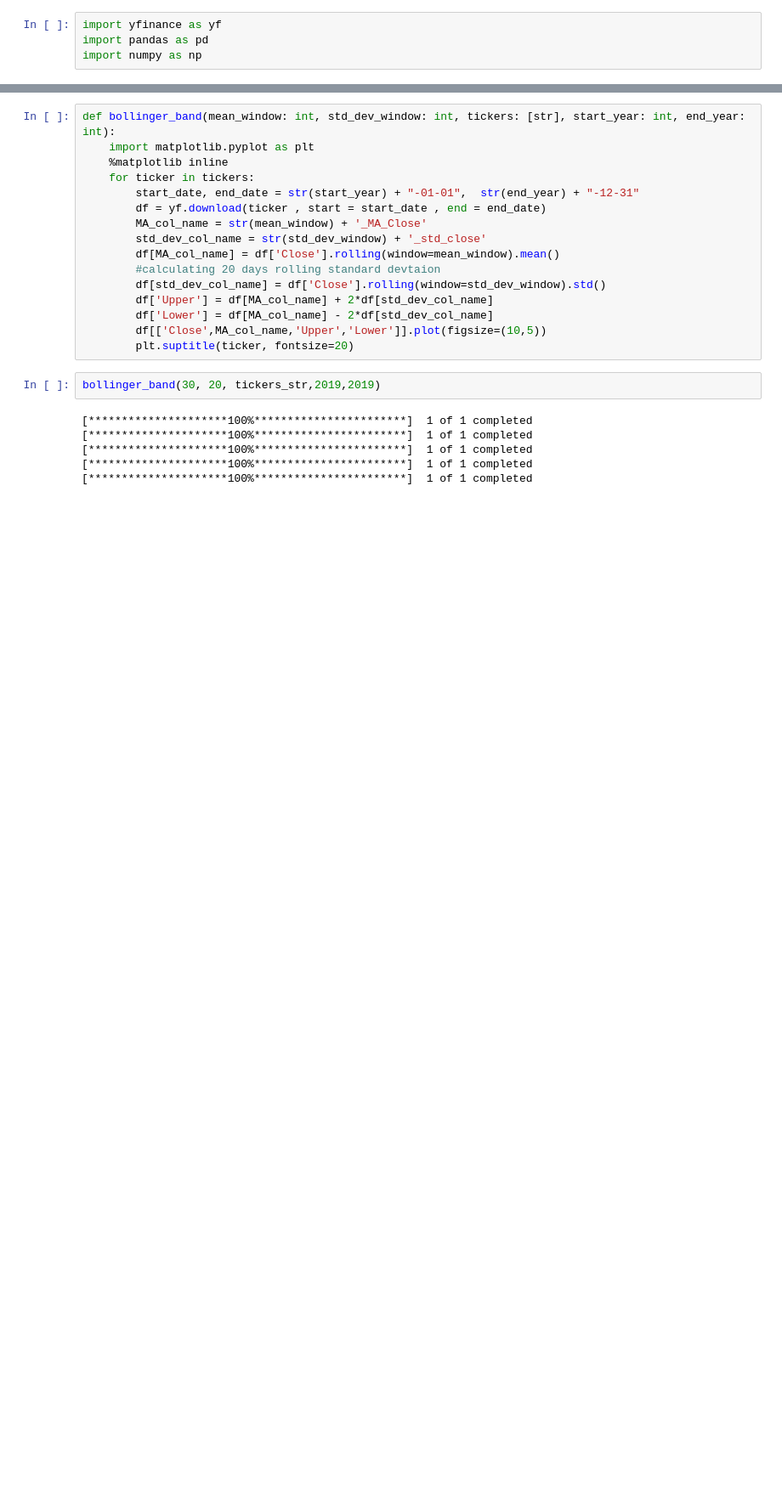
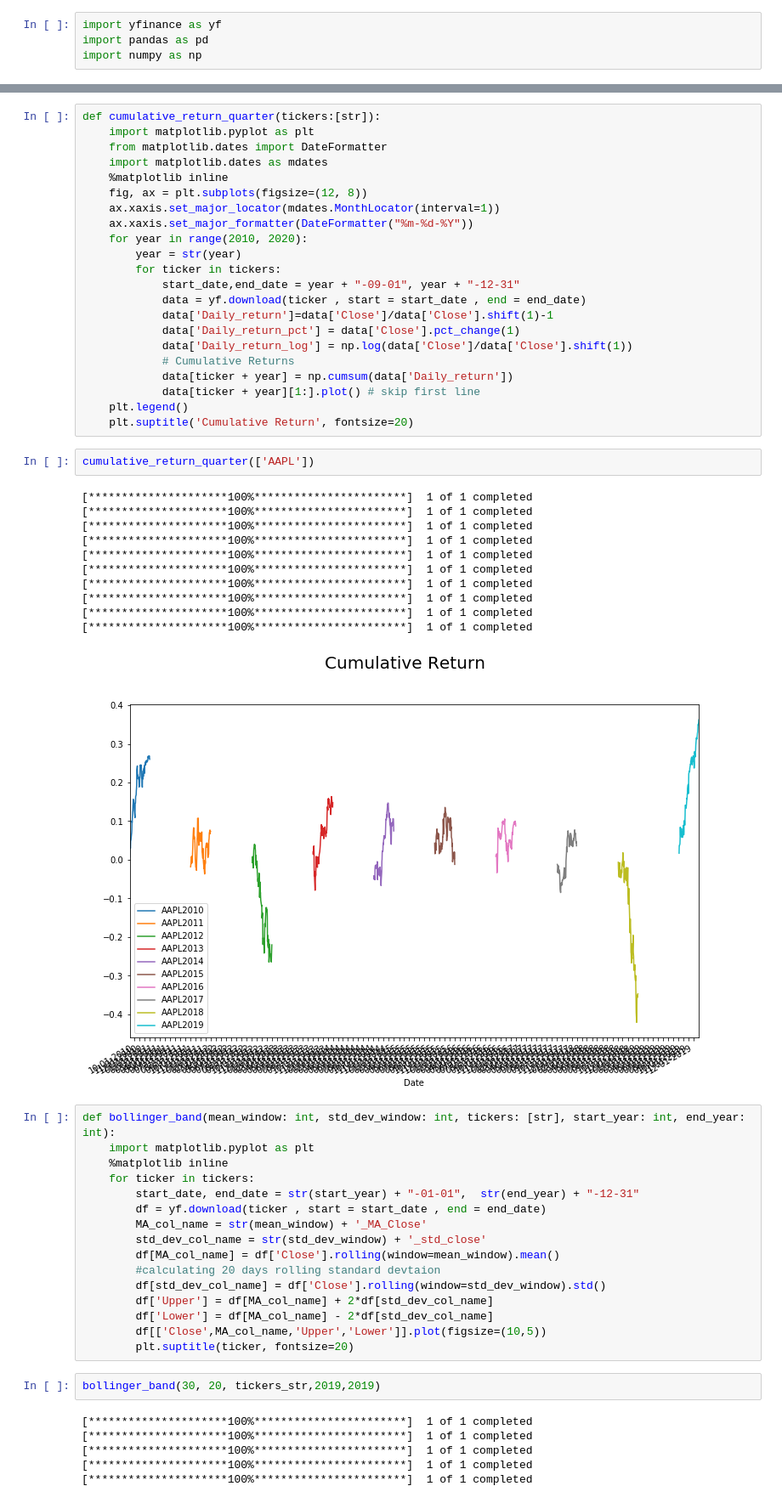
Before and after one commit to angelotc/Decomposition-of-Retail-Companies, a Jupyter notebook: Seasonal Decomposition of Retail Companies.ipynb, the cells around one changed output, grey strips where cells are left out. Shown at 85% size. Cells and saved outputs as stored; diff of their text form; blank space fills up the shorter version.

```diff
--- a/Seasonal Decomposition of Retail Companies.ipynb
+++ b/Seasonal Decomposition of Retail Companies.ipynb
@@ -45,3 +67,39 @@ cumulative_return(2019,tickers_str)
+# %%
+def cumulative_return_quarter(tickers:[str]):
+    import matplotlib.pyplot as plt
+    from matplotlib.dates import DateFormatter
+    import matplotlib.dates as mdates
+    %matplotlib inline
+    fig, ax = plt.subplots(figsize=(12, 8))
+    ax.xaxis.set_major_locator(mdates.MonthLocator(interval=1))
+    ax.xaxis.set_major_formatter(DateFormatter("%m-%d-%Y"))
+    for year in range(2010, 2020):
+        year = str(year)
+        for ticker in tickers:
+            start_date,end_date = year + "-09-01", year + "-12-31"
+            data = yf.download(ticker , start = start_date , end = end_date)
+            data['Daily_return']=data['Close']/data['Close'].shift(1)-1
+            data['Daily_return_pct'] = data['Close'].pct_change(1)
+            data['Daily_return_log'] = np.log(data['Close']/data['Close'].shift(1))
+            # Cumulative Returns
+            data[ticker + year] = np.cumsum(data['Daily_return'])
+            data[ticker + year][1:].plot() # skip first line
+    plt.legend()
+    plt.suptitle('Cumulative Return', fontsize=20)
+# %%
+cumulative_return_quarter(['AAPL'])
+# %% [output]
+[*********************100%***********************]  1 of 1 completed
+[*********************100%***********************]  1 of 1 completed
+[*********************100%***********************]  1 of 1 completed
+[*********************100%***********************]  1 of 1 completed
+[*********************100%***********************]  1 of 1 completed
+[*********************100%***********************]  1 of 1 completed
+[*********************100%***********************]  1 of 1 completed
+[*********************100%***********************]  1 of 1 completed
+[*********************100%***********************]  1 of 1 completed
+[*********************100%***********************]  1 of 1 completed
+[figure, added]
 # %%
 def bollinger_band(mean_window: int, std_dev_window: int, tickers: [str], start_year: int, end_year: int):
     import matplotlib.pyplot as plt
```
Also changed, not shown: parts of 6 cells of this notebook.
